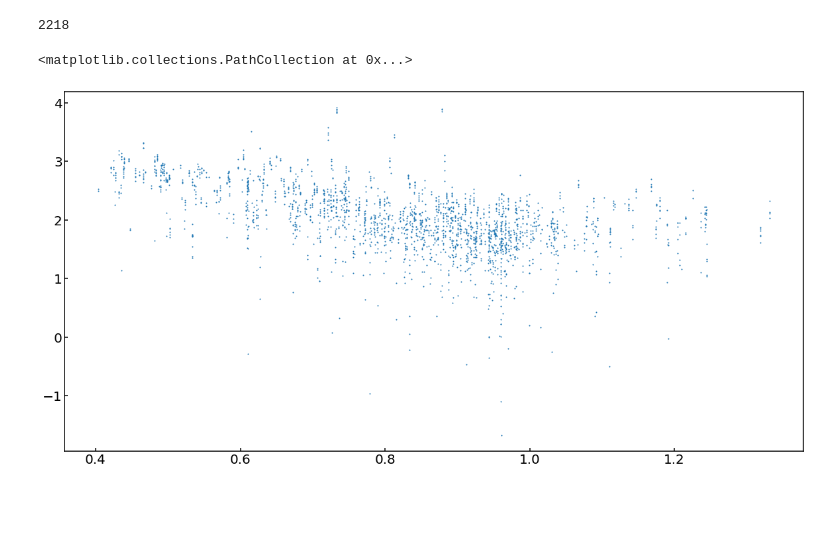
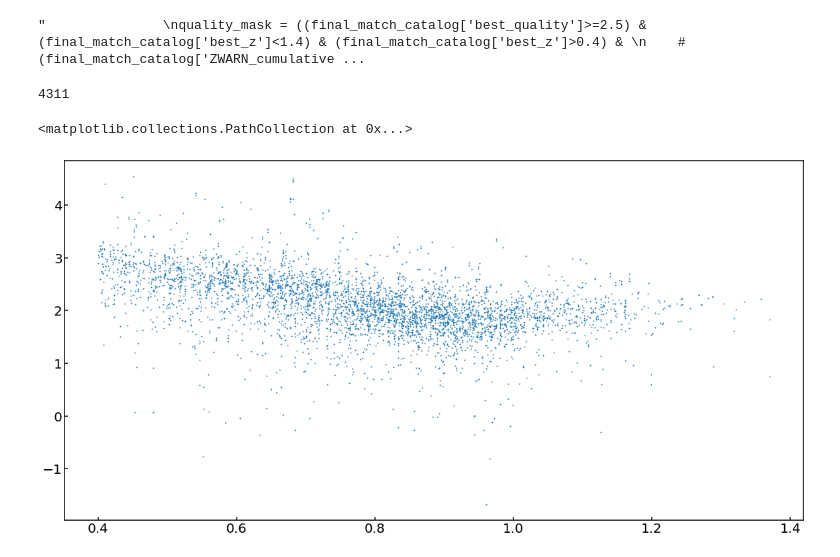
Before and after one commit to astro-blue/DESI_VI, a Jupyter notebook: Everest_assessment/Perexposure_explore.ipynb, the cells around one changed output. Cells and saved outputs as stored; diff of their text form; code cells hidden in the pictures; blank space fills up the shorter version.

Commit message:
Update everest data based on the discussion of KP3 meeting

```diff
--- a/Everest_assessment/Perexposure_explore.ipynb
+++ b/Everest_assessment/Perexposure_explore.ipynb
@@ -123,0 +138,10 @@ final_match_catalog=matching_pernight_cumulative_VI_data(pernight_dataset,everes
+# %%
+pernight_dataset = pernight_data['TARGETID','Z','TILEID','DELTACHI2','TARGET_RA','TARGET_DEC','COADD_EXPTIME','ZWARN','SPECTYPE','SV1_DESI_TARGET','PHOTSYS','COADD_FIBERSTATUS','TSNR2_LRG',
+                              'TSNR2_ELG','TSNR2_BGS','SV1_BGS_TARGET'].to_pandas()
+everest_dataset = everest_all['TARGETID','Z','TILEID','DELTACHI2','TARGET_RA','TARGET_DEC','COADD_EXPTIME','COADD_FIBERSTATUS',
+                              'TSNR2_ELG','FIBERFLUX_R','FIBERFLUX_G','FLUX_R','FIBERFLUX_Z','FLUX_W1','FLUX_G','FLUX_Z','EBV','ZWARN','FIBER','FIBERTOTFLUX_G','TSNR2_LRG','TSNR2_BGS'].to_pandas()
+# %%
+catalog_match = pernight_dataset.merge(everest_dataset,on='TARGETID',how='left',suffixes=("_pernight","_cumulative"))
+#final_match_catalog=matching_pernight_cumulative_VI_data(pernight_dataset,everest_dataset,'LRG')
+final_match_catalog = catalog_match[catalog_match['TILEID_pernight']==catalog_match['TILEID_cumulative']]
+final_match_catalog['dz_pernight_cumulative'] = abs(final_match_catalog['Z_pernight']-final_match_catalog['Z_cumulative'])/(1.+final_match_catalog['Z_cumulative'])
@@ -124,6 +154,8 @@ final_match_catalog=matching_pernight_cumulative_VI_data(pernight_dataset,everes
 # %%
-final_match_catalog['EFFTIME_LRG_pernight']=dts.tsnr2_to_efftime(final_match_catalog['TSNR2_LRG_pernight'], 'LRG')
-final_match_catalog['EFFTIME_LRG_cumulative']=dts.tsnr2_to_efftime(final_match_catalog['TSNR2_LRG_cumulative'], 'LRG')
+final_match_catalog['EFFTIME_LRG_pernight']=dts.tsnr2_to_efftime(final_match_catalog['TSNR2_ELG_pernight'], 'ELG')
+final_match_catalog['EFFTIME_LRG_cumulative']=dts.tsnr2_to_efftime(final_match_catalog['TSNR2_ELG_cumulative'], 'ELG')
+final_match_catalog['EFFTIME_BGS_pernight']=dts.tsnr2_to_efftime(final_match_catalog['TSNR2_BGS_pernight'], 'BGS')
+final_match_catalog['EFFTIME_BGS_cumulative']=dts.tsnr2_to_efftime(final_match_catalog['TSNR2_BGS_cumulative'], 'BGS')
 # %% [output]
 INFO:tsnr.py:444:get_ensemble: for /global/common/software/desi/cori/desiconda/20200801-1.4.0-spec/code/desimodel/master/data/tsnr/tsnr-ensemble-gpbdark.fits apply scale factor = 1.000
 INFO:tsnr.py:444:get_ensemble: for /global/common/software/desi/cori/desiconda/20200801-1.4.0-spec/code/desimodel/master/data/tsnr/tsnr-ensemble-elg.fits apply scale factor = 1.261
@@ -168,9 +200,9 @@ plt.hist(final_match_catalog['EFFTIME_LRG_pernight'],range=(0,2000),bins=50)
 # %%
 from desitarget.sv1 import sv1_targetmask
-#LRG_mask = (final_match_catalog["SV1_DESI_TARGET"] & sv1_targetmask.desi_mask["LRG"]) > 0
+LRG_mask = (final_match_catalog["SV1_DESI_TARGET"] & sv1_targetmask.desi_mask["LRG"]) > 0
 #QSO_mask = ((final_match_catalog["SV1_DESI_TARGET"] & sv1_targetmask.desi_mask["QSO"]) > 0)
-exposure_mask = (final_match_catalog['EFFTIME_LRG_pernight']>700) & (final_match_catalog['EFFTIME_LRG_pernight']<1200)# & (final_match_catalog['EFFTIME_LRG_cumulative']>3000)# & (final_match_catalog['EFFTIME_LRG_pernight']<10000)
-'''
+exposure_mask = (final_match_catalog['EFFTIME_LRG_pernight']>850) & (final_match_catalog['EFFTIME_LRG_pernight']<950) & (final_match_catalog['EFFTIME_LRG_cumulative']>4000)# & (final_match_catalog['EFFTIME_LRG_pernight']<10000)
+
 quality_mask = ((final_match_catalog['DELTACHI2_cumulative']>15) & (final_match_catalog['Z_cumulative']<1.4) & (final_match_catalog['Z_cumulative']>0.4) &
     #(final_match_catalog['ZWARN_cumulative']==0) &
     (final_match_catalog['COADD_FIBERSTATUS_cumulative']==0) &
@@ -184,17 +216,20 @@ quality_mask = ((final_match_catalog['best_quality']>=2.5) & (final_match_catalo
     #(final_match_catalog['ZWARN_pernight']==0) &
     (final_match_catalog['COADD_FIBERSTATUS_pernight']==0)
                )
+'''
+# %% [output]
+"               \nquality_mask = ((final_match_catalog['best_quality']>=2.5) & (final_match_catalog['best_z']<1.4) & (final_match_catalog['best_z']>0.4) & \n    #(final_match_catalog['ZWARN_cumulative ...
 # %%
 LRG = final_match_catalog[LRG_mask & exposure_mask & quality_mask]
 LRG_main = main_survey_selection(LRG,'LRG_main')
-# %%
-len(LRG_main)
-# %% [output]
-2218
+# %%
+print(len(LRG_main))
+# %% [output]
+4311
 # %%
 plt.figure(figsize=(20,10))
-plt.scatter(LRG_main['best_z'],np.log10(LRG_main['DELTACHI2_pernight']),s=1)
+plt.scatter(LRG_main['Z_cumulative'],np.log10(LRG_main['DELTACHI2_pernight']),s=1)
 # %% [output]
 <matplotlib.collections.PathCollection at 0x...>
-[figure, old version]
+[figure, new version]
 # %%
```
Also changed, not shown: parts of 24 cells of this notebook, 4 other files.
